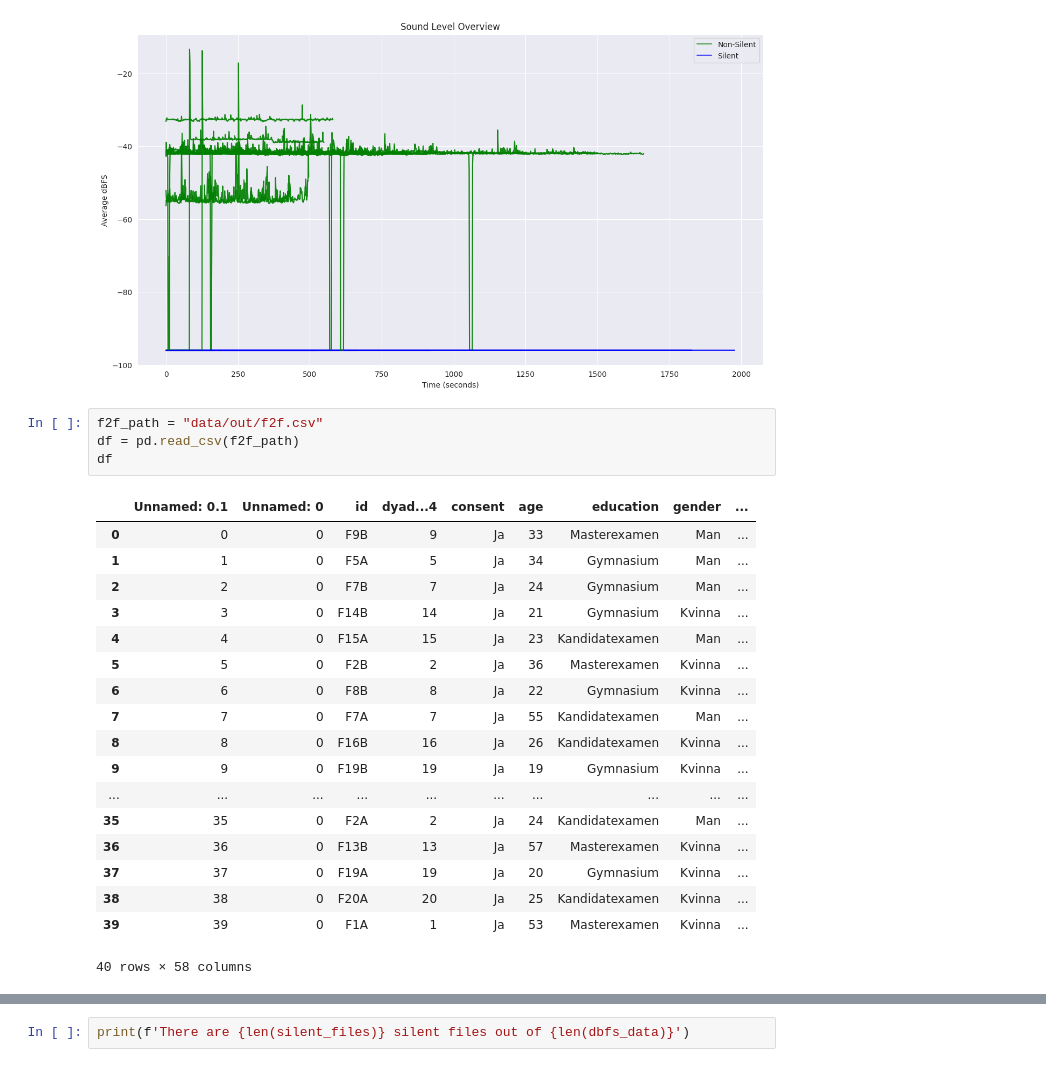
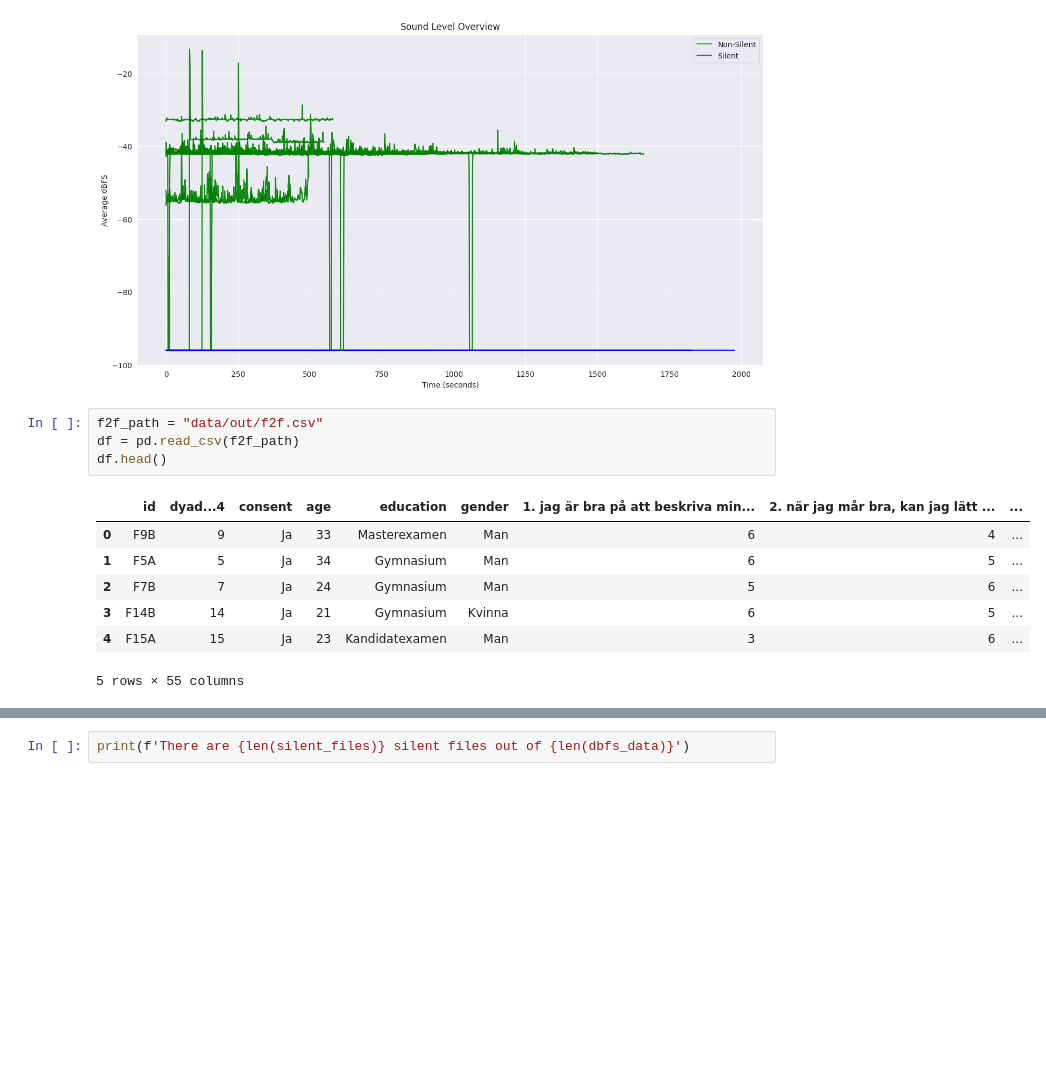
Before and after one commit to timlac/dsy-behavioral-experiments, a Jupyter notebook: silence_detection_notebook.ipynb, the cells around one changed output, grey strips where cells are left out. Cells and saved outputs as stored; diff of their text form; blank space fills up the shorter version.

```diff
--- a/silence_detection_notebook.ipynb
+++ b/silence_detection_notebook.ipynb
@@ -62,26 +62,15 @@ plot_sound_levels_overview(dbfs_data)
 # %%
 f2f_path = "data/out/f2f.csv"
 df = pd.read_csv(f2f_path)
-df
+df.head()
 # %% [output]
-|  | Unnamed: 0.1 | Unnamed: 0 | id | dyad...4 | consent | age | education | gender | ... |
-| 0 | 0 | 0 | F9B | 9 | Ja | 33 | Masterexamen | Man | ... |
-| 1 | 1 | 0 | F5A | 5 | Ja | 34 | Gymnasium | Man | ... |
-| 2 | 2 | 0 | F7B | 7 | Ja | 24 | Gymnasium | Man | ... |
-| 3 | 3 | 0 | F14B | 14 | Ja | 21 | Gymnasium | Kvinna | ... |
-| 4 | 4 | 0 | F15A | 15 | Ja | 23 | Kandidatexamen | Man | ... |
-| 5 | 5 | 0 | F2B | 2 | Ja | 36 | Masterexamen | Kvinna | ... |
-| 6 | 6 | 0 | F8B | 8 | Ja | 22 | Gymnasium | Kvinna | ... |
-| 7 | 7 | 0 | F7A | 7 | Ja | 55 | Kandidatexamen | Man | ... |
-| 8 | 8 | 0 | F16B | 16 | Ja | 26 | Kandidatexamen | Kvinna | ... |
-| 9 | 9 | 0 | F19B | 19 | Ja | 19 | Gymnasium | Kvinna | ... |
-| ... | ... | ... | ... | ... | ... | ... | ... | ... | ... |
-| 35 | 35 | 0 | F2A | 2 | Ja | 24 | Kandidatexamen | Man | ... |
-| 36 | 36 | 0 | F13B | 13 | Ja | 57 | Masterexamen | Kvinna | ... |
-| 37 | 37 | 0 | F19A | 19 | Ja | 20 | Gymnasium | Kvinna | ... |
-| 38 | 38 | 0 | F20A | 20 | Ja | 25 | Kandidatexamen | Kvinna | ... |
-| 39 | 39 | 0 | F1A | 1 | Ja | 53 | Masterexamen | Kvinna | ... |
+|  | id | dyad...4 | consent | age | education | gender | 1. jag är bra på att beskriva min... | 2. när jag mår bra, kan jag lätt ... | ... |
+| 0 | F9B | 9 | Ja | 33 | Masterexamen | Man | 6 | 4 | ... |
+| 1 | F5A | 5 | Ja | 34 | Gymnasium | Man | 6 | 5 | ... |
+| 2 | F7B | 7 | Ja | 24 | Gymnasium | Man | 5 | 6 | ... |
+| 3 | F14B | 14 | Ja | 21 | Gymnasium | Kvinna | 6 | 5 | ... |
+| 4 | F15A | 15 | Ja | 23 | Kandidatexamen | Man | 3 | 6 | ... |
-40 rows × 58 columns
+5 rows × 55 columns
 # %%
 silent_files = []
 
```
Also changed, not shown: parts of 1 cell of this notebook, 2 other files.
